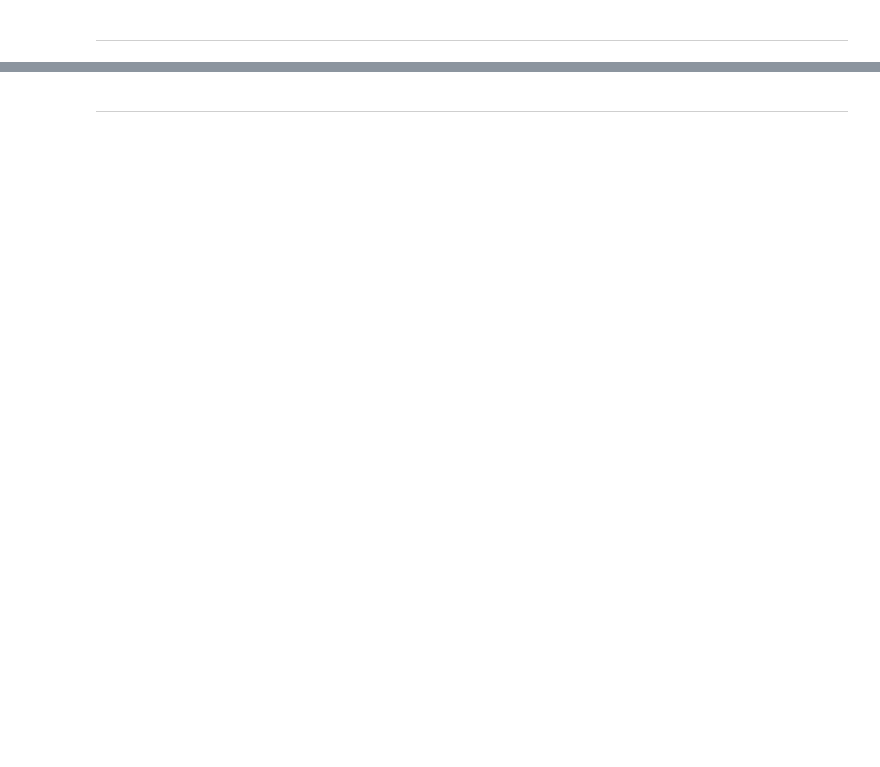
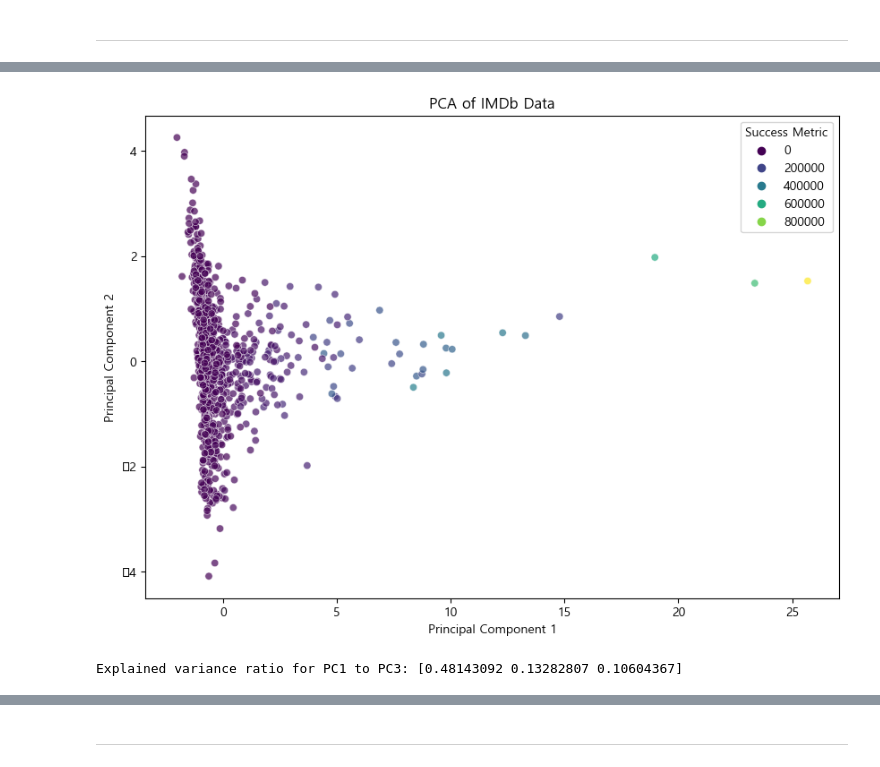
Before and after one commit to ML-project-3/ML_project, a Jupyter notebook: data/success_score.ipynb, the cells around one changed output, grey strips where cells are left out. Drawn from its saved outputs; the diff is of its cells as text; code cells hidden in the pictures; blank space fills up the shorter version.

```diff
--- a/data/success_score.ipynb
+++ b/data/success_score.ipynb
@@ -221,0 +325,32 @@ print(top_30)
+# %%
+from sklearn.cluster import KMeans
+
+# PCA 결과를 데이터프레임에 추가
+df['PC1'] = principal_components[:, 0]
+df['PC2'] = principal_components[:, 1]
+
+# 데이터 군집화 (예시로 K-means 사용)
+kmeans = KMeans(n_clusters=3, random_state=42)
+df['cluster'] = kmeans.fit_predict(metrics_df_scaled)
+
+# Biplot 그리기
+plt.figure(figsize=(8, 6))
+
+# 각 군집 별로 Biplot을 그립니다.
+for cluster_num in range(3):
+    cluster_data = df[df['cluster'] == cluster_num]
+    plt.scatter(cluster_data['PC1'], cluster_data['PC2'], label=f'Cluster {cluster_num}', alpha=0.5)
+
+    # 변수들을 화살표로 그리기
+    for i, (pc1, pc2) in enumerate(zip(pca.components_[0, :], pca.components_[1, :])):
+
+        plt.arrow(0, 0, pc1, pc2, color='r', alpha=0.7, head_width=0.2)
+
+
+
+plt.title('Biplot of PCA with Clustered Data')
+plt.xlabel('PC1')
+plt.ylabel('PC2')
+plt.legend()
+plt.grid(True)
+plt.show()
@@ -221,0 +375,16 @@ print(top_30)
+# %%
+# 시각화
+plt.figure(figsize=(10, 7))
+sns.scatterplot(data=df, x='PC1', y='PC2', hue='success_metric', palette='viridis', alpha=0.7)
+plt.title('PCA of IMDb Data')
+plt.xlabel('Principal Component 1')
+plt.ylabel('Principal Component 2')
+plt.legend(title='Success Metric')
+plt.show()
+# %% [output]
+[figure, added]
+# %%
+explained_variance_ratio = pca.explained_variance_ratio_
+print(f"Explained variance ratio for PC1 to PC3: {explained_variance_ratio[:3]}")
+# %% [output]
+Explained variance ratio for PC1 to PC3: [0.48143092 0.13282807 0.10604367]
```
Also changed, not shown: parts of 60 cells of this notebook.
